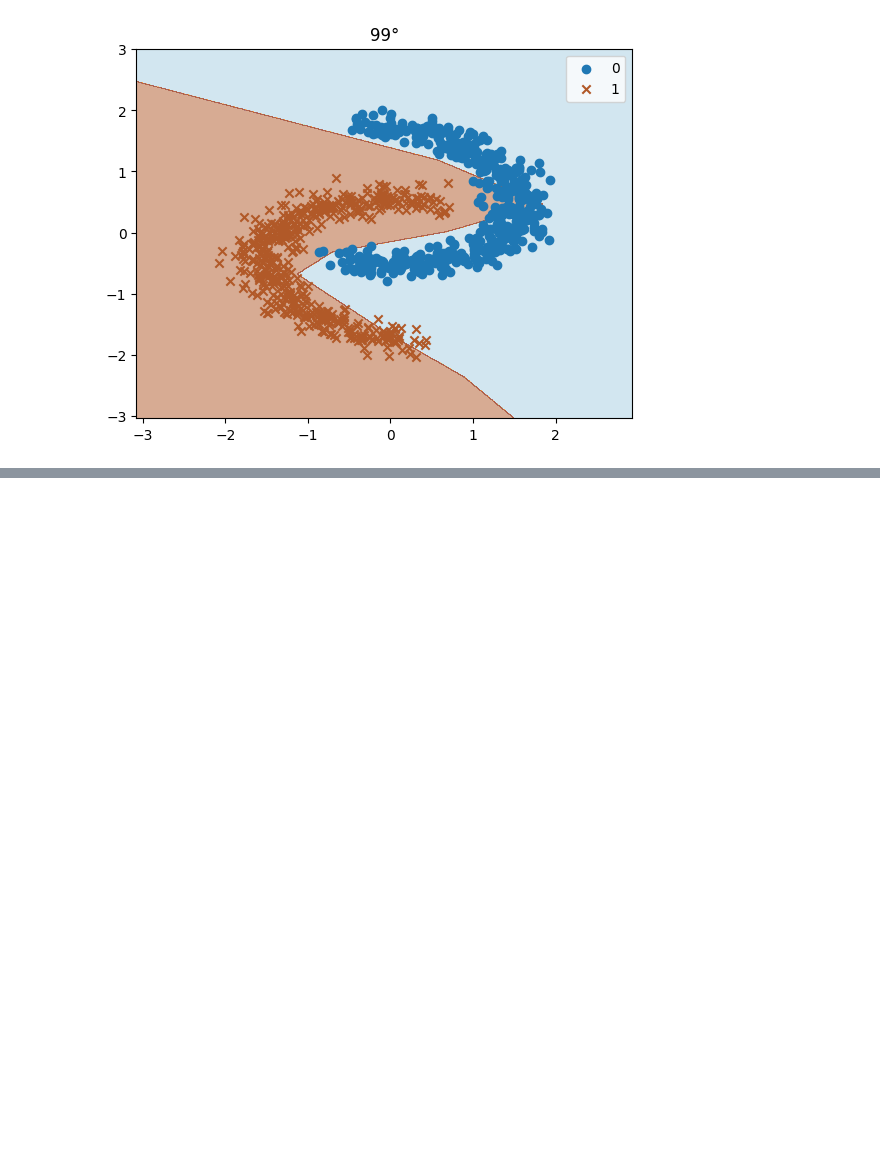
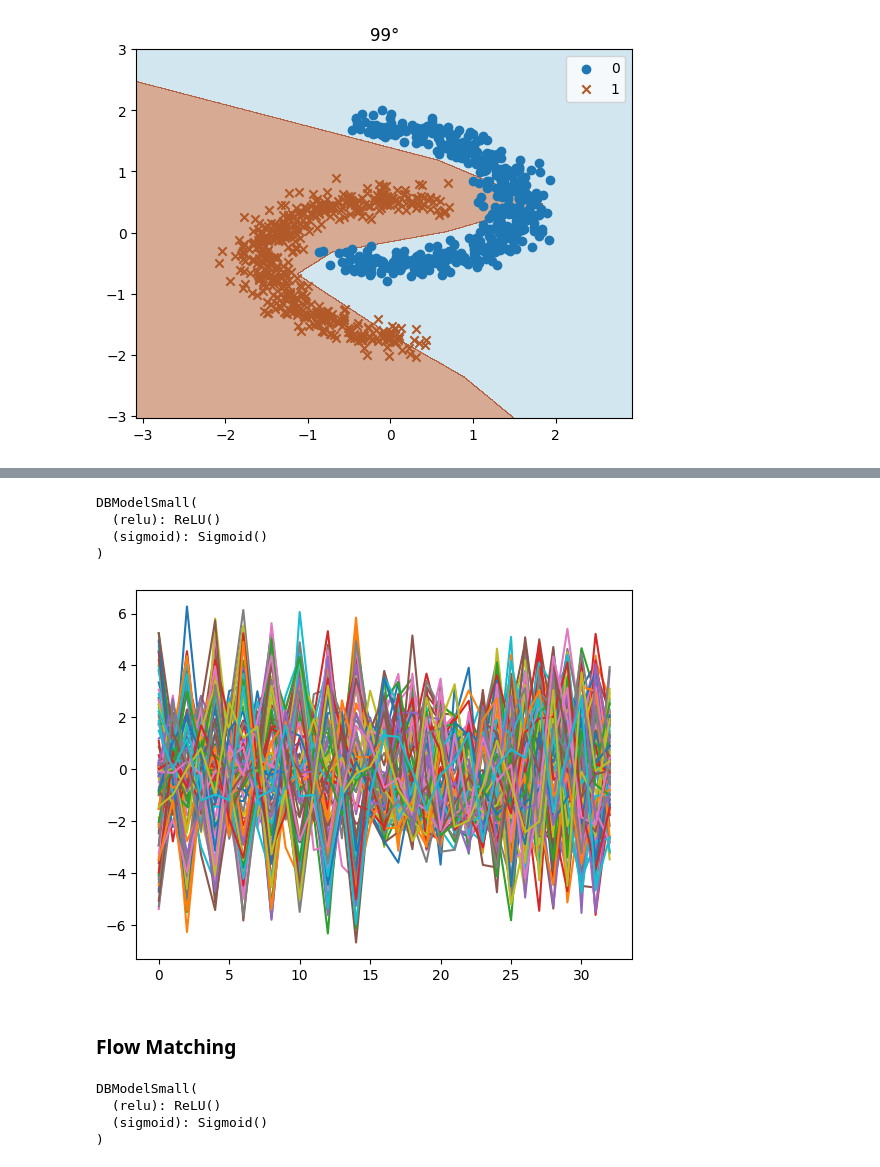
Before and after one commit to IDavron/exploring-neural-networks-weight-space, a Jupyter notebook: notebooks/generation.ipynb, the cells around one changed output, grey strips where cells are left out. Cells and saved outputs as stored; diff of their text form; code cells hidden in the pictures; blank space fills up the shorter version.

```diff
--- a/notebooks/generation.ipynb
+++ b/notebooks/generation.ipynb
@@ -78,0 +122,39 @@ plot_decision_boundary(classifier, X, y, title=f"{angle}°")
+# %%
+model = Diffusion()
+model.load_state_dict(torch.load("../models/generators/diffusion/diffusion_conditional.pth"))
+model.eval()
+
+classifier = DBModelSmall(batch_first=False)
+classifier.eval()
+# %% [output]
+DBModelSmall(
+  (relu): ReLU()
+  (sigmoid): Sigmoid()
+)
+# %%
+samples = 100
+angle = 0
+
+generated_params = []
+for i in tqdm(range(samples)):
+    params = sample_diffusion(model, angle)
+    generated_params.append(params.detach().numpy())
+    plt.plot(params.detach().numpy())
+
+plt.show()
+# %% [output]
+[figure, added]
+# %% [markdown]
+### Flow Matching
+# %%
+model = Flow()
+model.load_state_dict(torch.load("../models/generators/flow_matching/flow_conditional.pth"))
+model.eval()
+
+classifier = DBModelSmall(batch_first=False)
+classifier.eval()
+# %% [output]
+DBModelSmall(
+  (relu): ReLU()
+  (sigmoid): Sigmoid()
+)
```
Also changed, not shown: parts of 16 cells of this notebook, 4 other files.
